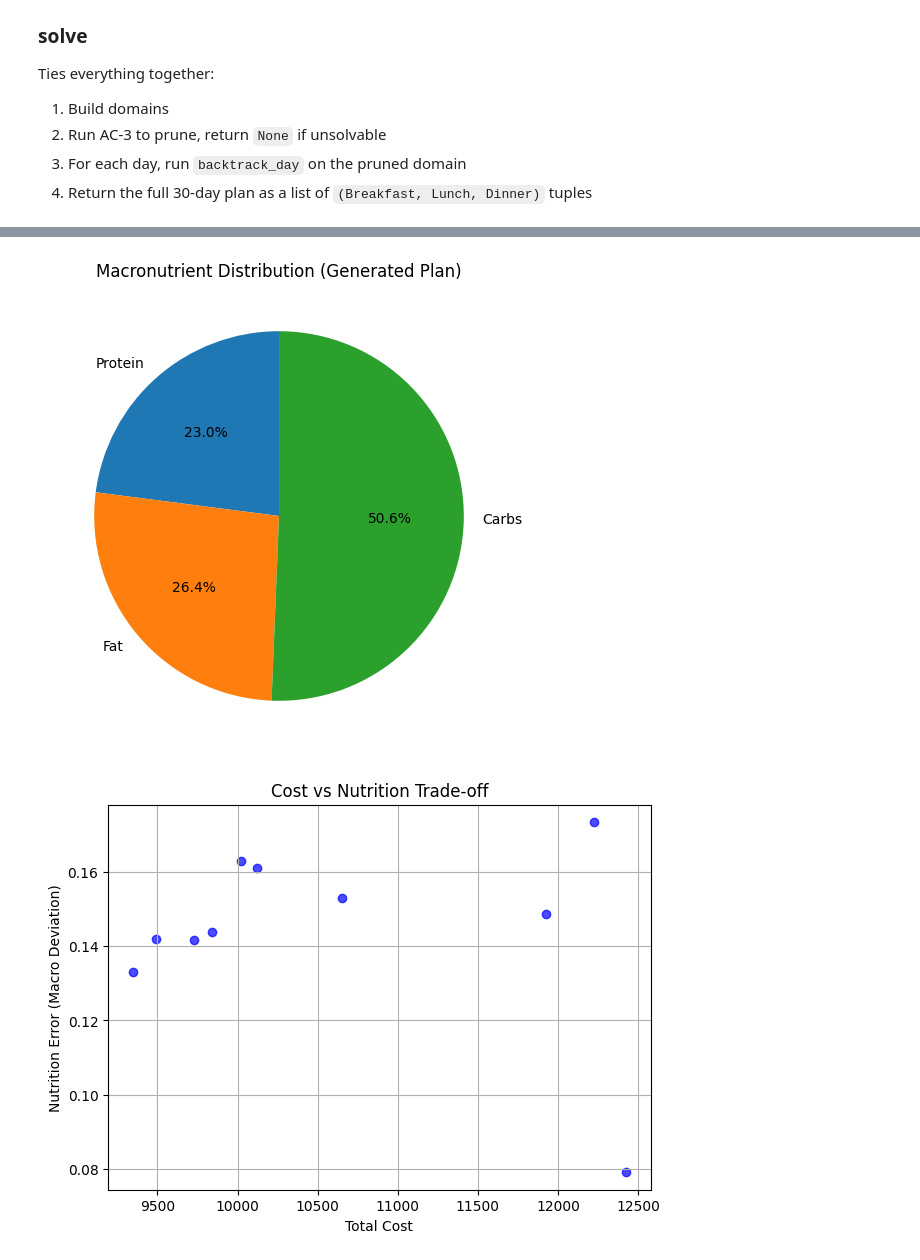
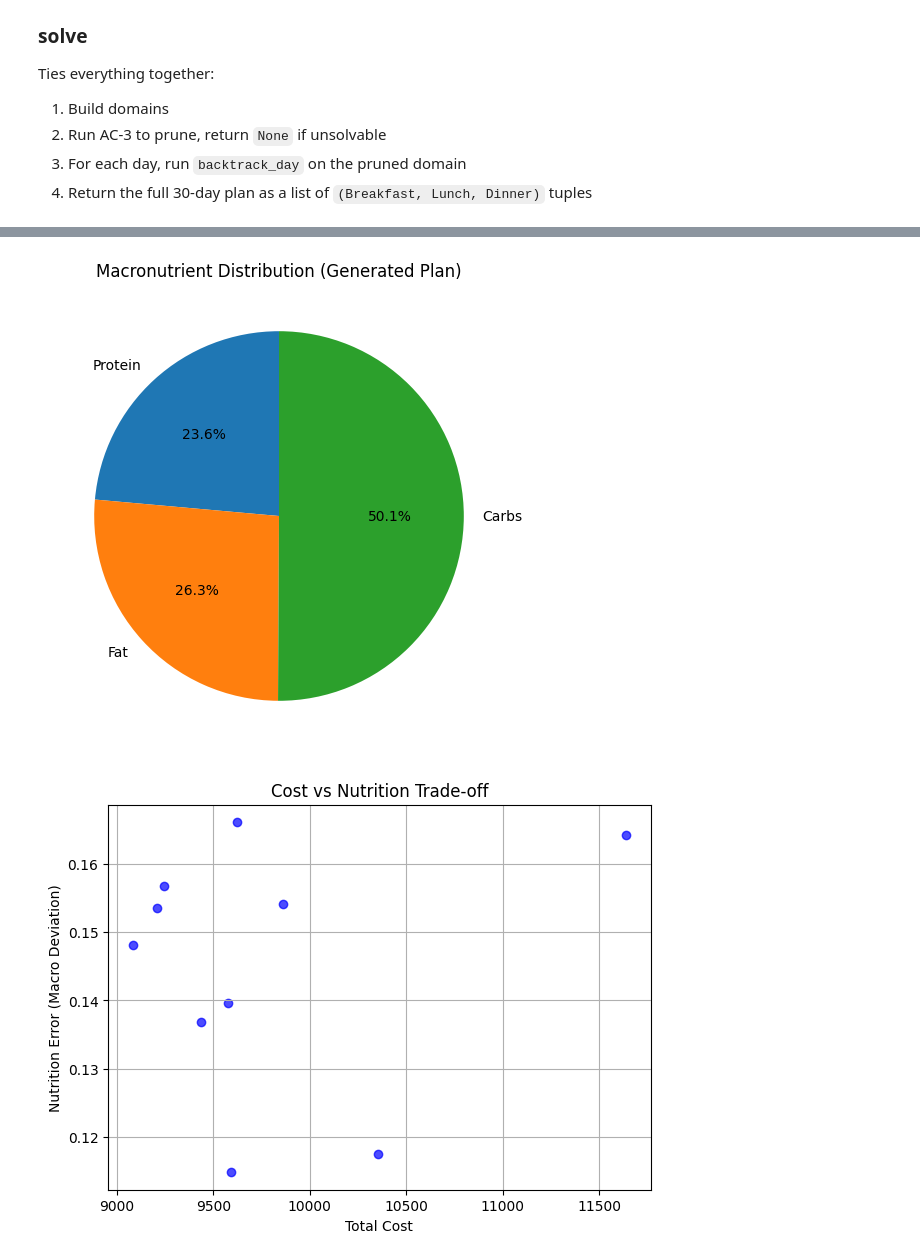
Before and after one commit to Abdelouahab-aourar/Nutri-Mlih, a Jupyter notebook: main.ipynb, the cells around one changed output, grey strips where cells are left out. Drawn from its saved outputs; the diff is of its cells as text; code cells hidden in the pictures.

```diff
--- a/main.ipynb
+++ b/main.ipynb
@@ -872,10 +872,10 @@ class GAProblem:
                 model["Lunch"][day[1]][2] +
                 model["Dinner"][day[2]][2]
             )
-            if day_calories != tdee:
-                bad_days += 0.001
             if day_calories < lower_bound or day_calories > upper_bound:
                 bad_days += 1
+            else:
+                bad_days += abs(tdee-day_calories) / tdee
             total_macro_dev += self._macro_penalty_for_day(day)
         nutrition_penalty = bad_days / len(state)
         macro_penalty     = total_macro_dev / len(state)
@@ -960,13 +958,13 @@ def macro_error(meals,state): # we have two also in this we use it in the visual
 def get_axis_plot(meals):
      costs = []
      errors = []
-     i = 18000
+     i = 16000
      for _ in range(10):  # 30 different solution
         g = GAProblem(recipes_df,i,2200)
         solution,_ = GASearch(g)
         cost = g.get_total_cost(solution)
         error = macro_error(meals,solution)
-        i += 1500
+        i += 1000
         costs.append(cost)
         errors.append(error)
      return costs,errors
@@ -1815,37 +1819,37 @@ Solution finding time: 0.005986
 # %%
 def get_axis_plot(meals):
      costs = []
      errors = []
-     i = 18000
+     i = 16000
      for _ in range(10):
         solution = CSPproblem(2000,i,TransitionModel)
         s = solution.solve()
         cost = solution.get_total_cost(s)
         error = macro_error(meals,s)
-        i += 1500
+        i += 1000
         costs.append(cost)
         errors.append(error)
      return costs,errors
 
 meals_details = TransitionModel
 labels = ['Protein', 'Fat', 'Carbs']
 solution =  CSPproblem(2000,20000,TransitionModel)
 values = get_macro_nutrition(meals_details,solution.solve())
 plt.figure(figsize=(6,6))
 plt.pie(values, labels=labels, autopct='%1.1f%%', startangle=90)
 plt.title('Macronutrient Distribution (Generated Plan)')
 plt.show()
 x_axis,y_axis = get_axis_plot(meals_details)
 plt.figure(figsize=(7,5))
 plt.scatter(x_axis, y_axis, color='blue', alpha=0.7)
 plt.xlabel("Total Cost")
 plt.ylabel("Nutrition Error (Macro Deviation)")
 plt.title("Cost vs Nutrition Trade-off")
 plt.grid(True)
 plt.show()
 # %% [output]
-[figure, old version]
+[figure, new version]
-[figure, old version]
+[figure, new version]
 # %%
 scenarios = [
     ("Low price low cal", 900, 2000),
```
Also changed, not shown: parts of 6 cells of this notebook.
